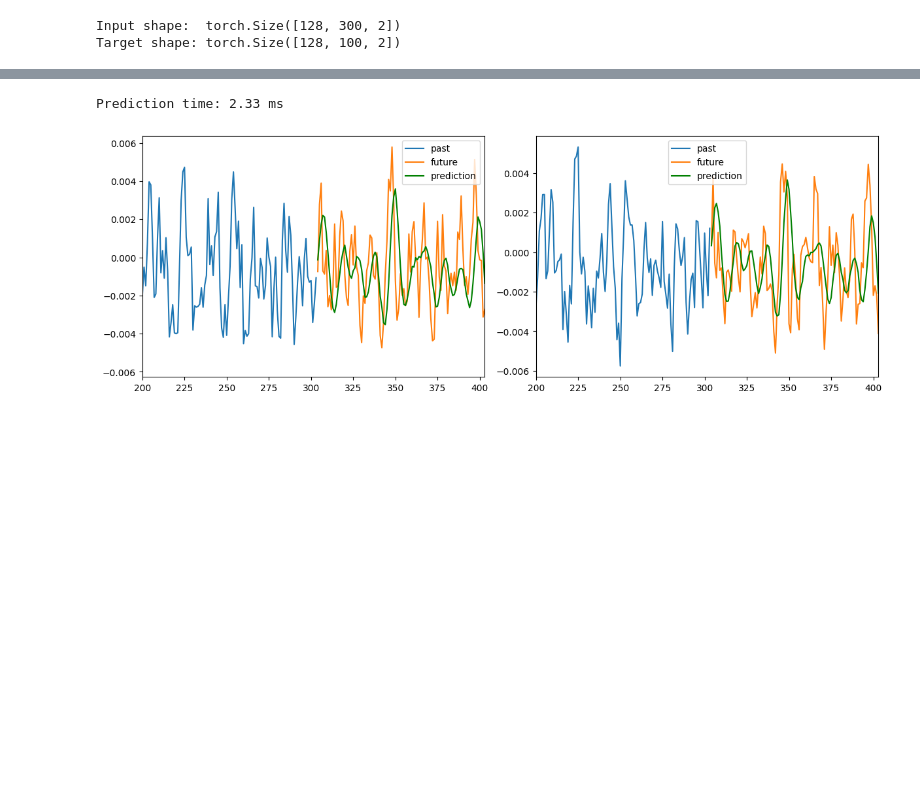
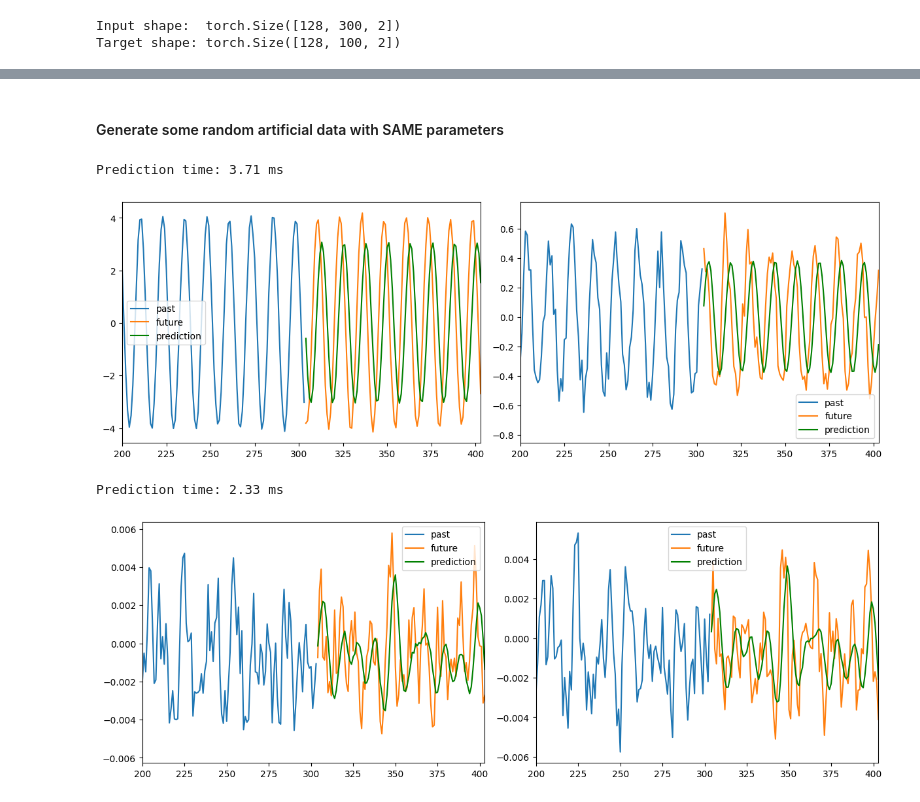
Before and after one commit to maxbalrog/laser-jitter, a Jupyter notebook: notebooks/production.ipynb, the cells around one changed output, grey strips where cells are left out. Drawn from its saved outputs; the diff is of its cells as text; code cells hidden in the pictures; blank space fills up the shorter version.

Commit message:
add prediction on artificially generated test

```diff
--- a/notebooks/production.ipynb
+++ b/notebooks/production.ipynb
@@ -203,3 +203,28 @@ plot_prediction(ts_past, ts_future, ts_predict, N=N)
+# %% [markdown]
+#### Generate some random artificial data with SAME parameters
+# %%
+n_test = 404
+t0 = 6000
+t = np.linspace(t0,t0+n_test,n_test)
+noise_x = 0.1 * np.random.normal(size=t.shape)
+noise_y = 0.1 * np.random.normal(size=t.shape)
+
+x_test = x0 * np.sin(omega*t + phase_x) + noise_x
+y_test = y0 * np.sin(omega*t + phase_y) + noise_y
+
+ts = np.vstack([x_test, y_test]).T
+ts_past, ts_future = ts[:n_lookback+4], ts[n_lookback+4:]
+
+t0 = time.perf_counter()
+ts_predict = model.predict_on_series(ts_past, series_class, device='cuda')
+t = time.perf_counter() - t0
+print(f"Prediction time: {t*1000:.2f} ms")
+# %% [output]
+Prediction time: 3.71 ms
+# %%
+plot_prediction(ts_past, ts_future, ts_predict, N=N)
+# %% [output]
+[figure, added]
 # %%
 # check out more results
 
```
Also changed, not shown: parts of 5 cells of this notebook.
